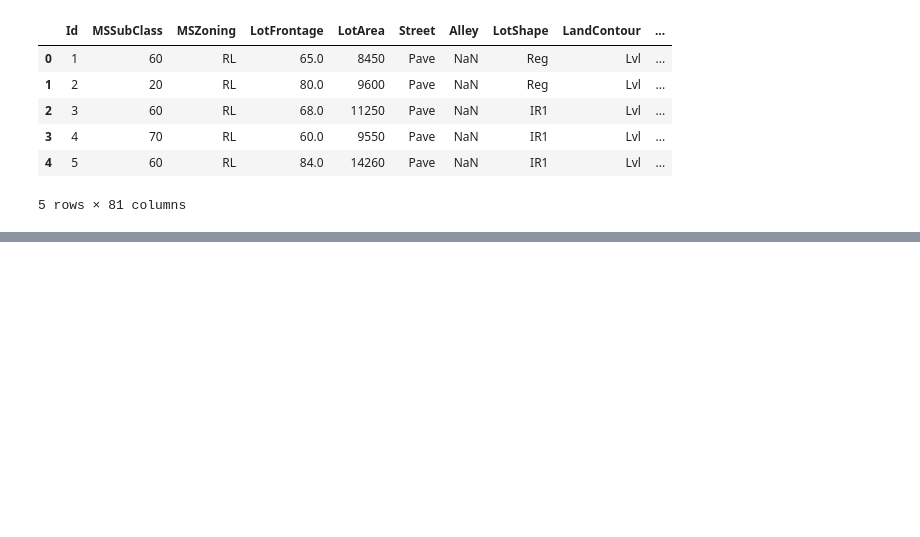
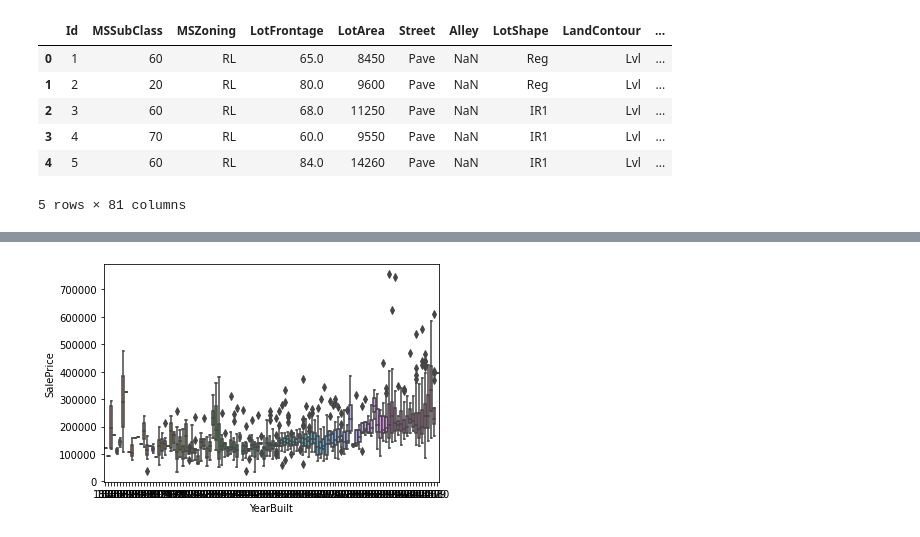
Before and after one commit to vvinci21/Team_8, a Jupyter notebook: EDLschema.ipynb, the cells around one changed output, grey strips where cells are left out. Cells and saved outputs as stored; diff of their text form; code cells hidden in the pictures; blank space fills up the shorter version.

```diff
--- a/EDLschema.ipynb
+++ b/EDLschema.ipynb
@@ -23,0 +100,4 @@ df_train.head()
+# %%
+ax = sns.boxplot(x='YearBuilt', y='SalePrice', data=df_train)
+# %% [output]
+[figure, added]
```
Also changed, not shown: parts of 26 cells of this notebook.
